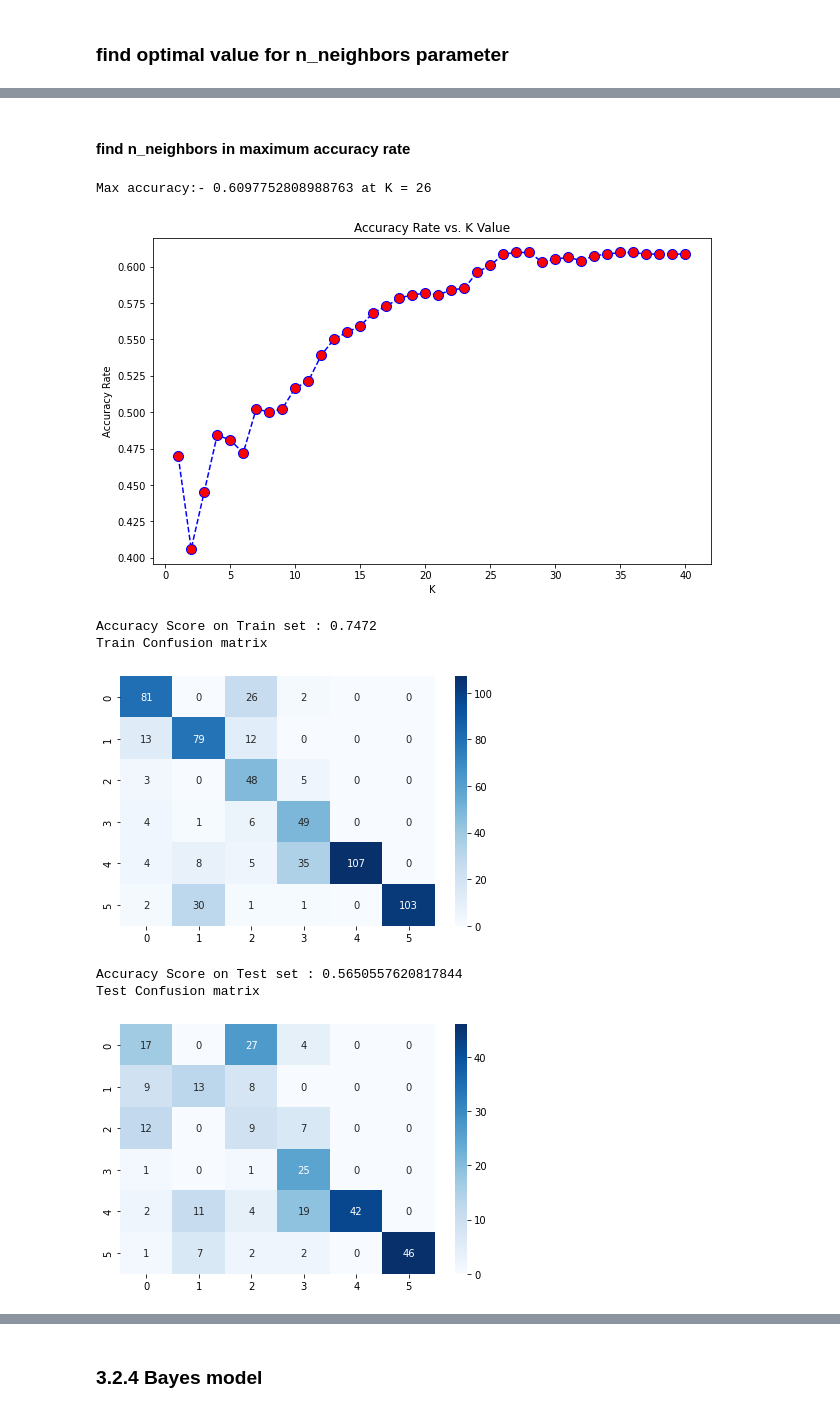
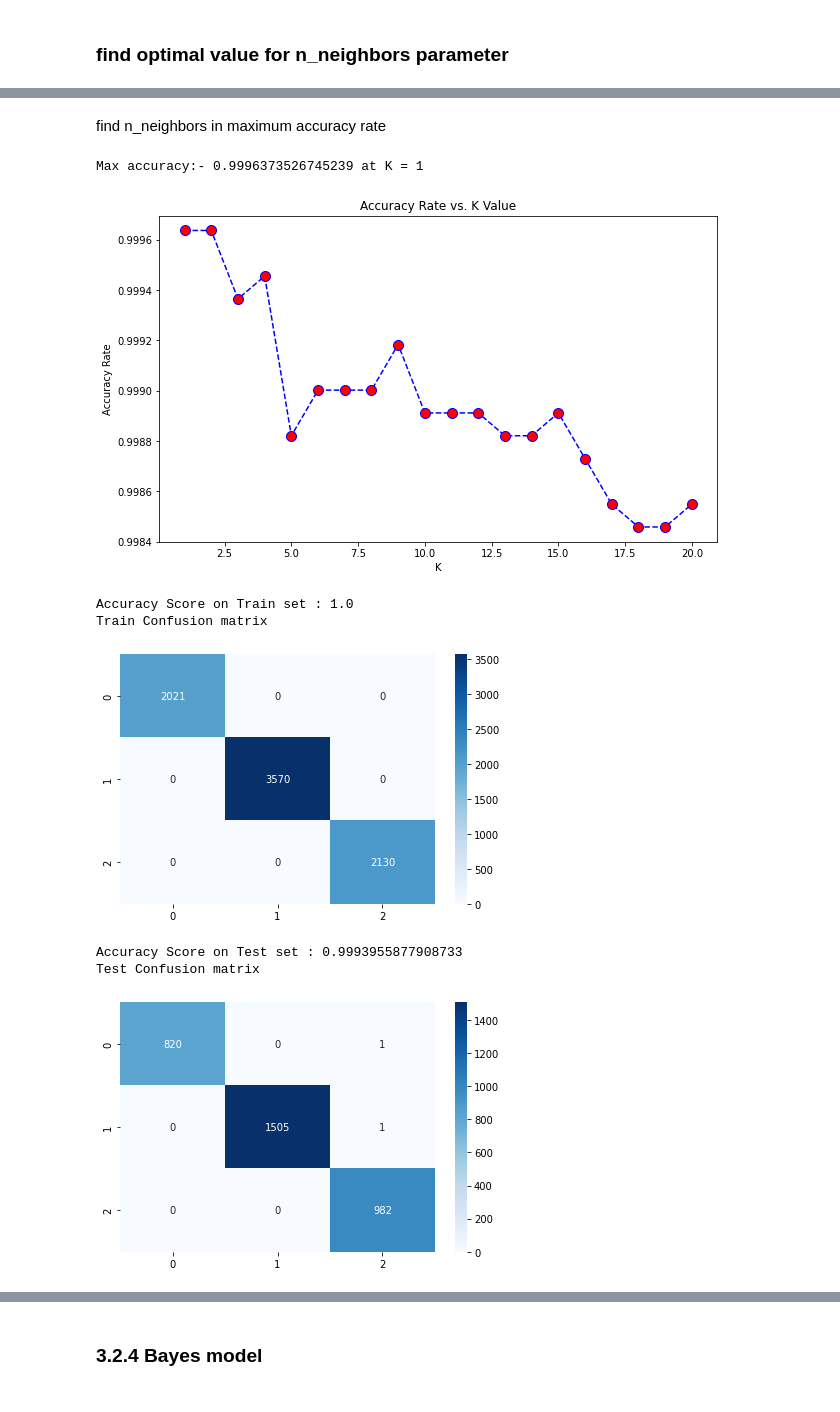
Before and after one commit to mvaghei78/data-mining-on-2021_Olympics, a Jupyter notebook: mining_on_2021_Olympics.ipynb, the cells around one changed output, grey strips where cells are left out. Cells and saved outputs as stored; diff of their text form; code cells hidden in the pictures.

```diff
--- a/mining_on_2021_Olympics.ipynb
+++ b/mining_on_2021_Olympics.ipynb
@@ -1290,5 +1190,5 @@ plt.show()
 # %%
-def plot_confusionmatrix(y_pred,y_true,dom, classes = ["0","1","2","3","4","5"]):
+def plot_confusionmatrix(y_pred,y_true,dom, classes = ["0","1","2"]):
     cf = confusion_matrix(y_pred,y_true)
     print(f'Accuracy Score on {dom} set : '+str(accuracy_score(y_true, y_pred)))
     print(f'{dom} Confusion matrix')
@@ -1299,3 +1210,7 @@ def plot_confusionmatrix(y_pred,y_true,dom, classes = ["0","1","2","3","4","5"])
+# %%
+from sklearn.model_selection import train_test_split
+x_data, y_data = (athletes_for_model[['NOC_numeric','Discipline_numeric']],athletes_for_model['label'])
+X_train, X_test, y_train, y_test = train_test_split(x_data, y_data, test_size=0.3, random_state=1)
 # %% [markdown]
 ### 3.2.1 MLP model
 # %%
@@ -1509,34 +1409,34 @@ Minimum error:- 0.4312267657992565 at K = 2
 # %% [markdown]
-#### find n_neighbors in maximum accuracy rate
+find n_neighbors in maximum accuracy rate
 # %%
 accuracy_rate = []
-for i in range(1,41):
+for i in range(1,21):
   knn_clf = KNeighborsClassifier(n_neighbors=i, weights='distance', p=2)
   # pred_i = knn_clf.predict(X_norm_test)
-  k_fold_knn_evaluate = cross_val_score(knn_clf, balanced_norm_x, balanced_y, cv=10)
+  k_fold_knn_evaluate = cross_val_score(knn_clf, x_data, y_data, cv=10)
   accuracy_rate.append(k_fold_knn_evaluate.mean())
 
 plt.figure(figsize=(10,6))
-plt.plot(range(1,41),accuracy_rate,color='blue', linestyle='dashed',
+plt.plot(range(1,21),accuracy_rate,color='blue', linestyle='dashed',
          marker='o',markerfacecolor='red', markersize=10)
 plt.title('Accuracy Rate vs. K Value')
 plt.xlabel('K')
 plt.ylabel('Accuracy Rate')
-print("Max accuracy:-",max(accuracy_rate),"at K =",accuracy_rate.index(max(accuracy_rate)))
+print("Max accuracy:-",max(accuracy_rate),"at K =",1+accuracy_rate.index(max(accuracy_rate)))
 # %% [output]
-Max accuracy:- 0.6097752808988763 at K = 26
+Max accuracy:- 0.9996373526745239 at K = 1
-[figure, old version]
+[figure, new version]
 # %%
-knn_clf = KNeighborsClassifier(n_neighbors=15,weights='distance', p=2).fit(X_norm_train, y_norm_train)
-y_test_pred = knn_clf.predict(X_norm_test)
-y_train_pred = knn_clf.predict(X_norm_train)
+knn_clf = KNeighborsClassifier(n_neighbors=2,weights='distance', p=2).fit(X_train, y_train)
+y_test_pred = knn_clf.predict(X_test)
+y_train_pred = knn_clf.predict(X_train)
 plot_confusionmatrix(y_train_pred,y_train,dom='Train')
 plot_confusionmatrix(y_test_pred,y_test,dom='Test')
 # %% [output]
-Accuracy Score on Train set : 0.7472
+Accuracy Score on Train set : 1.0
 Train Confusion matrix
-[figure, old version]
+[figure, new version]
-Accuracy Score on Test set : 0.5650557620817844
+Accuracy Score on Test set : 0.9993955877908733
 Test Confusion matrix
-[figure, old version]
+[figure, new version]
 # %%
```
Also changed, not shown: parts of 126 cells of this notebook, 3 other files.
